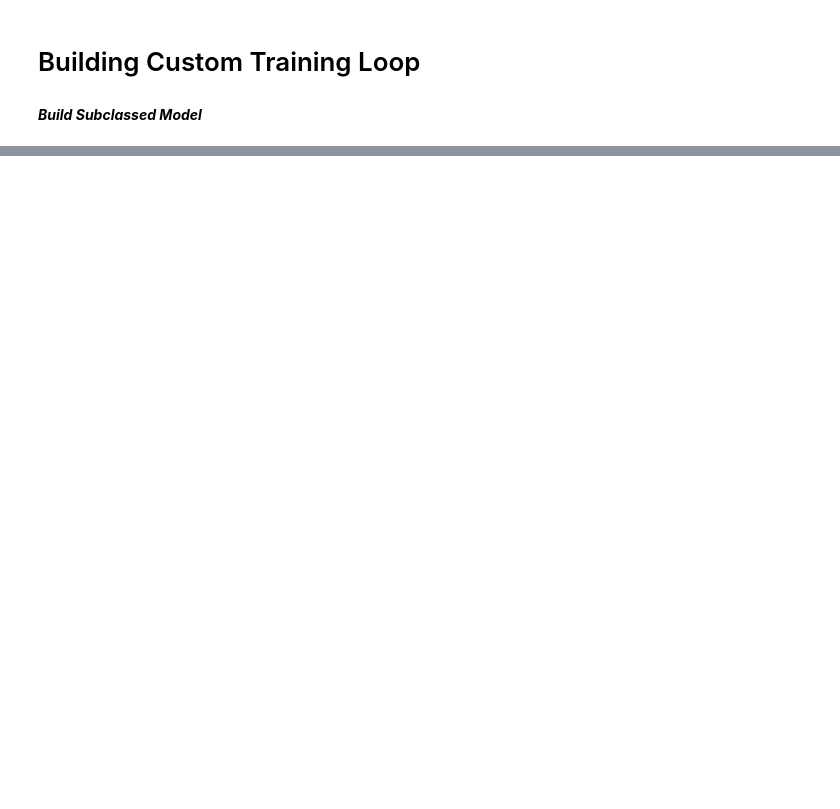
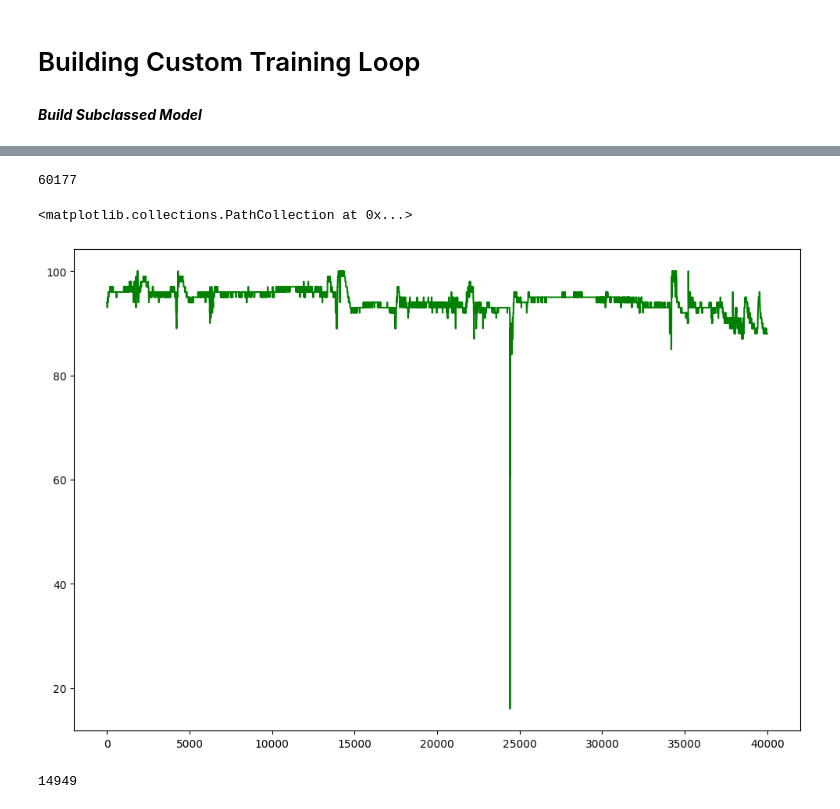
Before and after one commit to vujjiniashrith/IOT_security, a Jupyter notebook: Generative_Adversarial_Network.ipynb, the cells around one changed output, grey strips where cells are left out. Saved outputs shown, nothing was run; the diff lists cells and outputs as text; code cells hidden in the pictures; blank space fills up the shorter version.

```diff
--- a/Generative_Adversarial_Network.ipynb
+++ b/Generative_Adversarial_Network.ipynb
@@ -326,0 +397,4 @@ discriminator.save_weights('dicriminator1.h5')
+# %%
+predicted_labels = discriminator.predict(train_data)
+predicted_labels_test = discriminator.predict(test_data)
+predicted_labels_test_noisy = discriminator.predict(test_data_noisy)
@@ -326,0 +410,2 @@ discriminator.save_weights('dicriminator1.h5')
+# %%
+train_predictions = [1 if value > 0.5  else 0 for value in predicted_labels]
@@ -326,0 +433,4 @@ discriminator.save_weights('dicriminator1.h5')
+# %%
+train_original = scaler_train.inverse_transform(train)
+test_original = scaler_test.inverse_transform(test)
+test_original_noisy = scaler_test.inverse_transform(test_noisy)
@@ -326,0 +457,4 @@ discriminator.save_weights('dicriminator1.h5')
+# %%
+train_df = pd.DataFrame(train_original,columns=df.columns)
+test_df = pd.DataFrame(test_original,columns=df.columns)
+test_df_noisy = pd.DataFrame(test_original_noisy, columns=df.columns)
@@ -326,0 +470,32 @@ discriminator.save_weights('dicriminator1.h5')
+# %%
+len(train_predictions)
+# %% [output]
+60177
+# %%
+plt.figure(figsize=(12, 8))
+normal_x = []  # X-coordinates for normal data
+normal_y = []  # Y-coordinates for normal data
+
+anomaly_x = []  # X-coordinates for anomalies
+anomaly_y = []  # Y-coordinates for anomalies
+
+for i, score in enumerate(train_predictions[:40000]):
+    if score == 1:
+        # Anomaly data
+        anomaly_x.append(i)
+        anomaly_y.append(train_df['SpO2'].iloc[i])
+
+        # Normal data
+    normal_x.append(i)
+    normal_y.append(train_df['SpO2'].iloc[i])
+plt.plot(normal_x, normal_y, color='g', label='Normal')
+
+# Plot anomalies as a red dot
+plt.scatter(anomaly_x, anomaly_y,marker = 'o',s=10 ,color='r', label='Anomalies')
+# %% [output]
+<matplotlib.collections.PathCollection at 0x...>
+[figure, added]
+# %%
+len(predicted_labels_test)
+# %% [output]
+14949
```
Also changed, not shown: parts of 57 cells of this notebook.
